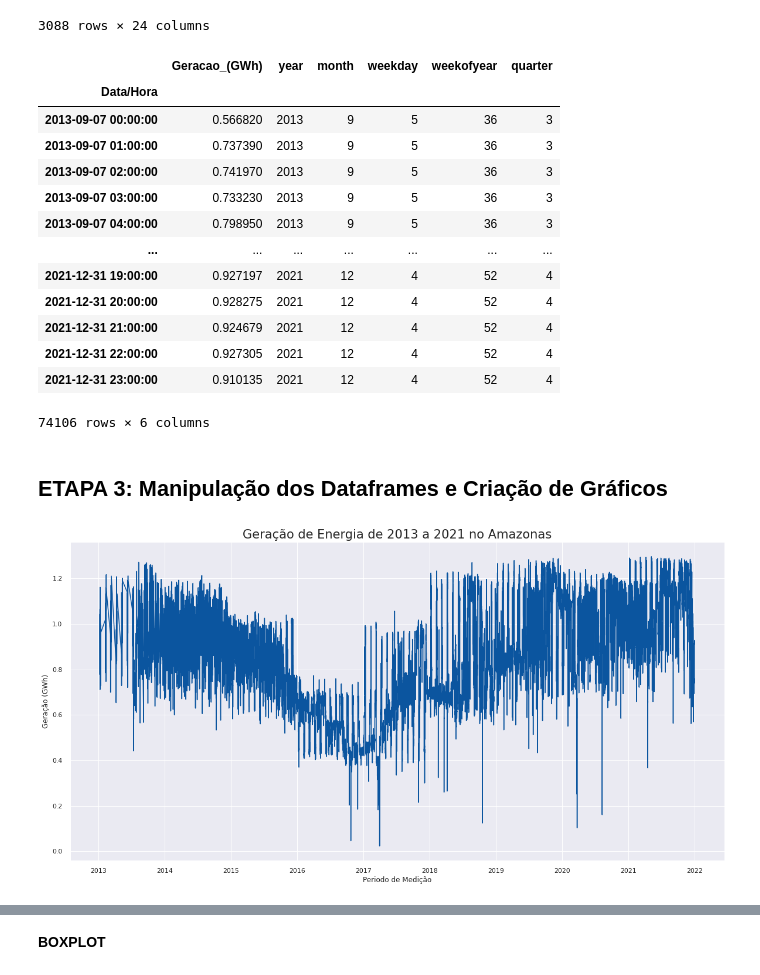
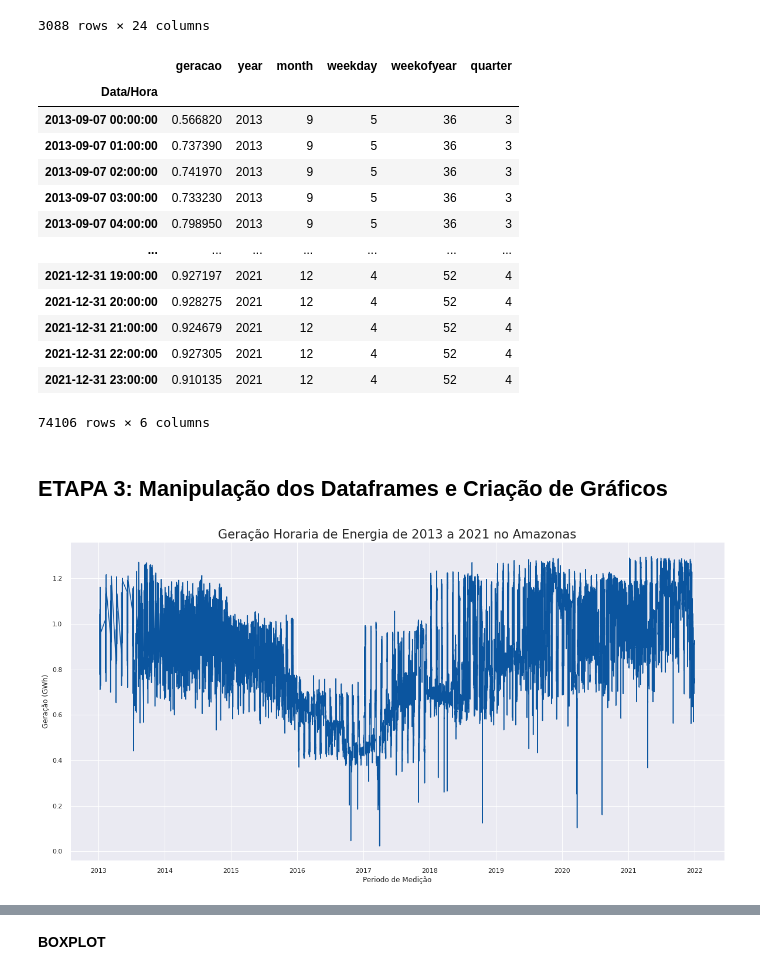
Before and after one commit to Leonardorochagit/Geracao_Energia, a Jupyter notebook: Previsao_GeracaoEnergia_AM.ipynb, the cells around one changed output, grey strips where cells are left out. Cells and saved outputs as stored; diff of their text form; code cells hidden in the pictures.

```diff
--- a/Previsao_GeracaoEnergia_AM.ipynb
+++ b/Previsao_GeracaoEnergia_AM.ipynb
@@ -119,6 +122,6 @@ lista_colunas_drop = ['cod_aneel (tb_referenciacegusina (Usina))', 'cod_nucleoan
                       'Data Dica','dsc_estado', 'id_subsistema', 'nom_tipousinasite', 'nom_usina2',
                       'Período Exibido GE']
 df=df_original.drop(columns=lista_colunas_drop)
-df = df.rename(columns={'Data Escala de Tempo 1 GE Simp 4':'Data/Hora','Selecione Tipo de GE Simp 4':'Geracao_(GWh)'})
+df = df.rename(columns={'Data Escala de Tempo 1 GE Simp 4':'Data/Hora','Selecione Tipo de GE Simp 4':'geracao'})
 df
 # %% [output]
@@ -139,7 +147,7 @@ df
 # %%
 df.index.names = ['Data/Hora']
-df['Geracao_(GWh)']=df['Geracao_(GWh)'].apply(lambda x: str(x).replace(',','.'))
-df['Geracao_(GWh)']=df['Geracao_(GWh)'].astype('float64')
+df['geracao']=df['geracao'].apply(lambda x: str(x).replace(',','.'))
+df['geracao']=df['geracao'].astype('float64')
 # %%
 df['year'] = df.index.year
 df['month']  = df.index.month
@@ -336,7 +354,7 @@ df_pivot_day.head()
 # %%
 df
 # %% [output]
-|  | Geracao_(GWh) | year | month | weekday | weekofyear | quarter |
+|  | geracao | year | month | weekday | weekofyear | quarter |
 | Data/Hora |  |  |  |  |  |  |
 | 2013-09-07 00:00:00 | 0.566820 | 2013 | 9 | 5 | 36 | 3 |
 | 2013-09-07 01:00:00 | 0.737390 | 2013 | 9 | 5 | 36 | 3 |
@@ -354,15 +372,13 @@ df
 ## **ETAPA 3: Manipulação dos Dataframes e Criação de Gráficos**
 # %%
 plt.figure(figsize=(20,10))
-plt.title("Geração de Energia de 2013 a 2021 no Amazonas", loc="center", fontsize=21)
+plt.title("Geração Horaria de Energia de 2013 a 2021 no Amazonas", loc="center", fontsize=21)
 plt.xlabel("Periodo de Medição")
 plt.ylabel("Geração (GWh)")
-sns.lineplot(x=df.index, y='Geracao_(GWh)', data=df)
-#sns.relplot(x=df.index, y='Geracao_(GWh)', hue="event", kind="line", data=df)
-#df.figure.autofmt_xdate()
+sns.lineplot(x=df.index, y='geracao', data=df)
 plt.show()
 # %% [output]
-[figure, old version]
+[figure, new version]
 # %%
 df
 # %% [output]
```
Also changed, not shown: parts of 54 cells of this notebook.
